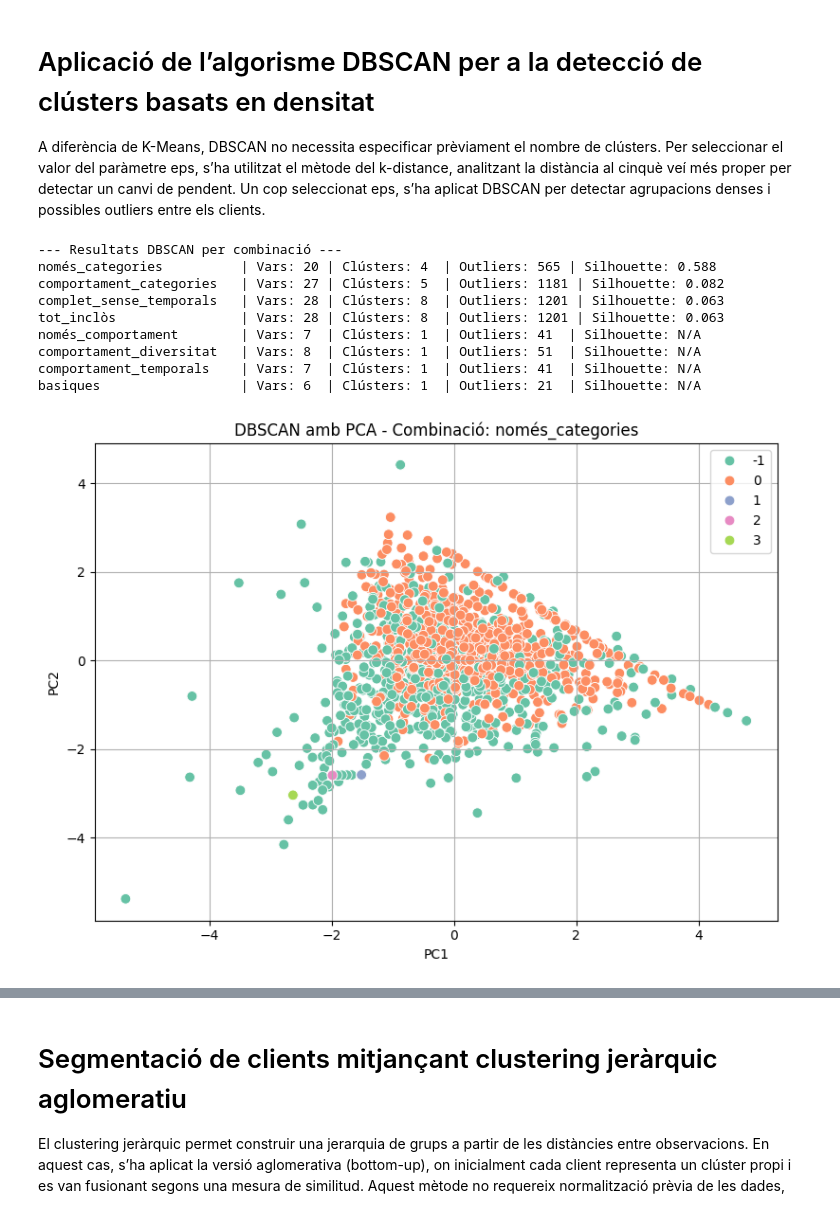
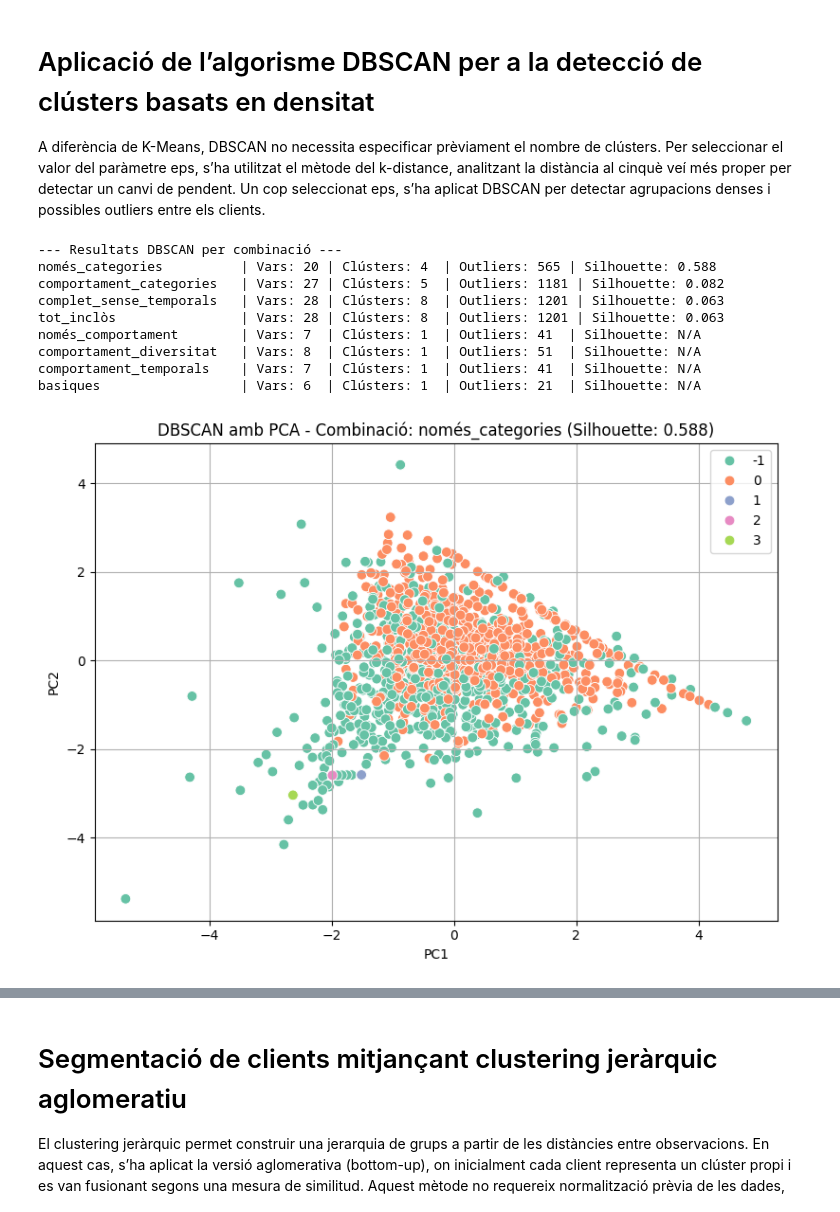
Before and after one commit to davidvilajosana/TFG_Product-Client-Relation, a Jupyter notebook: notebooks/clients.ipynb, the cells around one changed output, grey strips where cells are left out. Cells and saved outputs as stored; diff of their text form; code cells hidden in the pictures.

Commit message:
imatges i millores clients

```diff
--- a/notebooks/clients.ipynb
+++ b/notebooks/clients.ipynb
@@ -20,7 +20,7 @@ Aquesta taula resultant serà la base per aplicar els algorismes de clustering e
 import pandas as pd
 
 # Carrega el dataset
-df = pd.read_csv("data/df_preparat.csv")
+df = pd.read_csv("../data/df_preparat.csv")
 
 # Eliminació de duplicats per seguretat
 df_clean = df.drop_duplicates()
@@ -62,7 +62,7 @@ client_cats = df_clean.groupby("CustomerID")[cat_cols].mean()
 client_agg = client_agg.join(client_cats)
 
 # Exportació a CSV
-client_agg.to_csv("data/clients_agrupats.csv")
+client_agg.to_csv("../data/clients_agrupats.csv")
 
 # Mostrar una mostra
 print(client_agg)
@@ -153,17 +153,17 @@ for name, columns in combinations.items():
 
     # Prova valors de k
     best_k = None
-    best_score = -1
+    best_score_kmeans = -1
     for k in k_values:
         kmeans = KMeans(n_clusters=k, random_state=42)
         labels = kmeans.fit_predict(X_scaled)
         score = silhouette_score(X_scaled, labels)
 
-        if score > best_score:
-            best_score = score
+        if score > best_score_kmeans:
+            best_score_kmeans = score
             best_k = k
 
-    results.append((name, len(available_cols), best_k, best_score))
+    results.append((name, len(available_cols), best_k, best_score_kmeans))
 
 # ─────────────────────────────────────────────────────────────
 # Mostrar resultats
@@ -175,8 +175,8 @@ for name, n_cols, best_k, score in results_sorted:
 
 # ─────────────────────────────────────────────────────────────
 # Visualització amb PCA per la millor combinació
-best_name, best_n_cols, best_k, best_score = results_sorted[0]
-columns = combinations[best_name]
+best_name_kmeans, best_n_cols, best_k, best_score_kmeans = results_sorted[0]
+columns = combinations[best_name_kmeans]
 available_cols = [col for col in columns if col in client_agg.columns]
 
 X = client_agg[available_cols].select_dtypes(include=["number"]).dropna()
@@ -191,7 +191,7 @@ X_pca = pca.fit_transform(X_scaled)
 
 plt.figure(figsize=(8, 6))
 sns.scatterplot(x=X_pca[:, 0], y=X_pca[:, 1], hue=labels, palette="Set2", s=60)
-plt.title(f"K-Means (k={best_k}) amb PCA - Millor combinació: {best_name} (Silhouette: {best_score:.3f})")
+plt.title(f"K-Means (k={best_k}) amb PCA - Millor combinació: {best_name_kmeans} (Silhouette: {best_score_kmeans:.3f})")
 plt.xlabel("PC1")
 plt.ylabel("PC2")
 plt.legend(title="Clúster")
@@ -261,33 +301,34 @@ for name, n_cols, n_clust, n_out, score in dbscan_results_sorted:
     score_str = f"{score:.3f}" if score else "N/A"
     print(f"{name:<25} | Vars: {n_cols:<2} | Clústers: {n_clust:<2} | Outliers: {n_out:<3} | Silhouette: {score_str}")
 
 # Visualització per la millor combinació
-best_name, _, _, _, _ = dbscan_results_sorted[0]
+best_name, _, best_n_clusters, best_n_outliers_dbscan, best_score_dbscan = dbscan_results_sorted[0]
 columns = combinations[best_name]
 X = client_agg[[col for col in columns if col in client_agg.columns]].select_dtypes(include="number").dropna()
 
 scaler = StandardScaler()
 X_scaled = scaler.fit_transform(X)
 labels = DBSCAN(eps=eps, min_samples=min_samples).fit_predict(X_scaled)
 
 X_pca = PCA(n_components=2).fit_transform(X_scaled)
 
 plt.figure(figsize=(8, 6))
 sns.scatterplot(x=X_pca[:, 0], y=X_pca[:, 1], hue=labels, palette="Set2", s=60)
-plt.title(f"DBSCAN amb PCA - Combinació: {best_name}")
+plt.title(f"DBSCAN amb PCA - Combinació: {best_name} (Silhouette: {best_score_dbscan:.3f})")
+
 plt.xlabel("PC1")
 plt.ylabel("PC2")
 plt.grid(True)
 plt.tight_layout()
 plt.show()
 # %% [output]
 --- Resultats DBSCAN per combinació ---
 només_categories          | Vars: 20 | Clústers: 4  | Outliers: 565 | Silhouette: 0.588
 comportament_categories   | Vars: 27 | Clústers: 5  | Outliers: 1181 | Silhouette: 0.082
 complet_sense_temporals   | Vars: 28 | Clústers: 8  | Outliers: 1201 | Silhouette: 0.063
 tot_inclòs                | Vars: 28 | Clústers: 8  | Outliers: 1201 | Silhouette: 0.063
 només_comportament        | Vars: 7  | Clústers: 1  | Outliers: 41  | Silhouette: N/A
 comportament_diversitat   | Vars: 8  | Clústers: 1  | Outliers: 51  | Silhouette: N/A
 comportament_temporals    | Vars: 7  | Clústers: 1  | Outliers: 41  | Silhouette: N/A
 basiques                  | Vars: 6  | Clústers: 1  | Outliers: 21  | Silhouette: N/A
-[figure, old version]
+[figure, new version]
```
Also changed, not shown: parts of 10 cells of this notebook, 10 other files.
